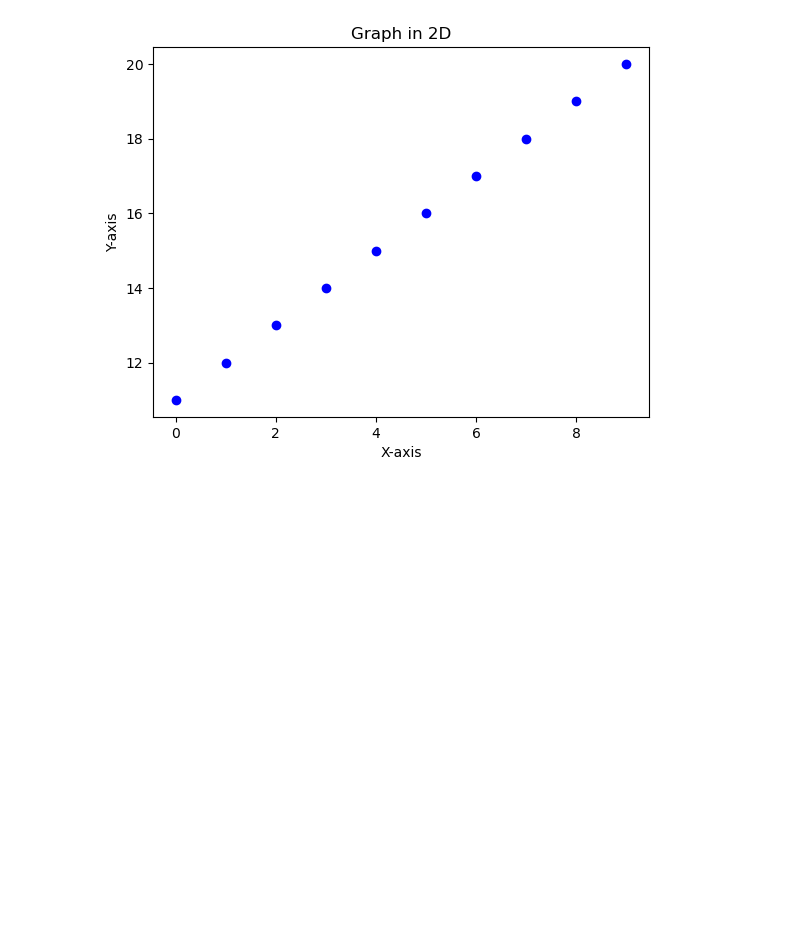
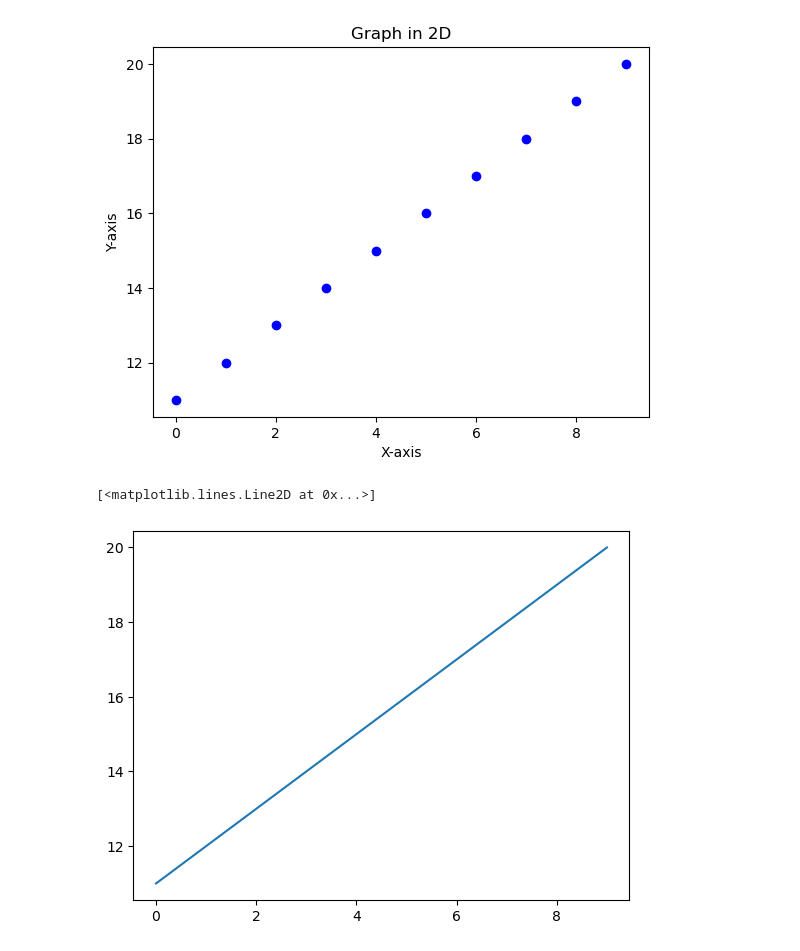
Before and after one commit to Engg-Abhinav/Python-Libraries, a Jupyter notebook: Python_Tutorial_4.ipynb, the cells around one changed output. Drawn from its saved outputs; the diff is of its cells as text; code cells hidden in the pictures; blank space fills up the shorter version.

Commit message:
Matplotlib Tutorials

```diff
--- a/Python_Tutorial_4.ipynb
+++ b/Python_Tutorial_4.ipynb
@@ -41,4 +41,9 @@ plt.savefig('Test.png')
 # %% [output]
 [figure]
 # %%
-plt plot - In this we will get lines
+# plt plot - In this we will get lines
+
+plt.plot(x,y)
+# %% [output]
+[<matplotlib.lines.Line2D at 0x...>]
+[figure, added]
```
Also changed, not shown: parts of 2 cells of this notebook.
